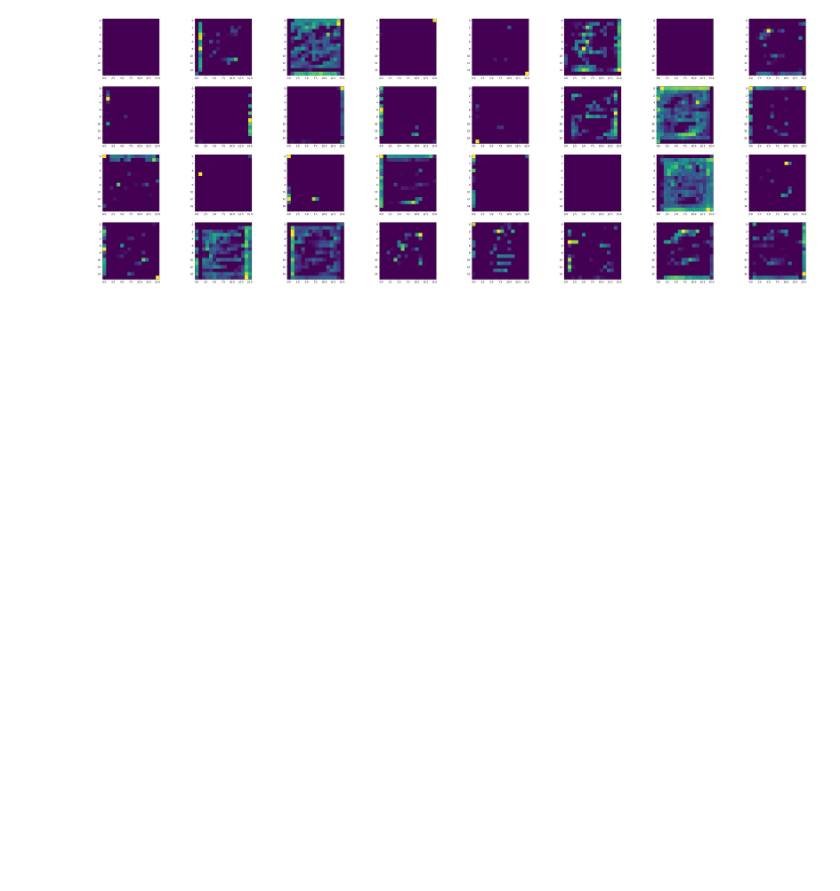
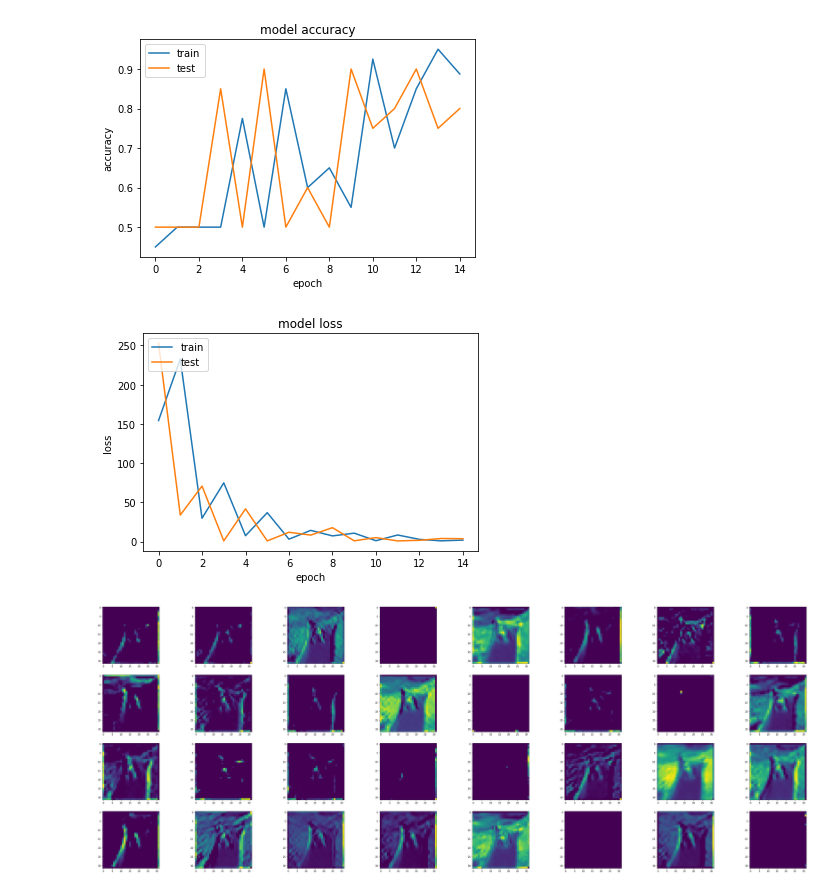
Before and after one commit to donos-63/catchmeifucan, a Jupyter notebook: notebook.ipynb, the cells around one changed output. Saved outputs shown, nothing was run; the diff lists cells and outputs as text; code cells hidden in the pictures; blank space fills up the shorter version.

```diff
--- a/notebook.ipynb
+++ b/notebook.ipynb
@@ -113,0 +117,19 @@ Epoch 10/10
+# %%
+#bear model
+model = Sequential()
+
+model.add(Conv2D(16, kernel_size=3, activation='relu', padding='same', input_shape=(32,32,3))) # 5 ou 7 au dessus de 128
+model.add(MaxPooling2D(pool_size=(1, 1)))
+model.add(Dense(32, activation='relu'))
+
+model.add(Conv2D(64, kernel_size=5, activation='relu', padding='same'))
+model.add(Dense(64, activation='relu'))
+
+model.add(Conv2D(32, kernel_size=5, activation='relu', padding='same'))
+model.add(Dense(128, activation='relu'))
+
+#Fin obligatoire
+model.add(Flatten())
+model.add(Dense(2, activation='softmax'))
+
+model.summary()
@@ -114,11 +154,12 @@ Epoch 10/10
 # %%
-from tensorflow.keras.models import Model
-from tensorflow.keras.preprocessing import image
-import numpy as np
+model.compile(optimizer='adam', loss='categorical_crossentropy', metrics=['accuracy'])
+
+history = model.fit_generator(train_generator, epochs=100, validation_data=validation_generator, shuffle=False)
+print_model_history(history)
 
 layer_outputs = [layer.output for layer in model.layers]
 
-test_image = "./data/test/test/bus/0020.png"
+test_image = "./data/test/test/rocket/0082.png"
 
 # Le chargement de l'image doit être augmenté puisque notre model prend des lots d'images.
 img = image.load_img(test_image, target_size=(32,32, 3))
@@ -137,5 +178,5 @@ def display_activation(activations, col_size, row_size, act_index):
             ax[row][col].imshow(activation[0, :, :, activation_index])
             activation_index += 1
 
-display_activation(activations, 8, 4, 4)
+display_activation(activations, 8, 4, 3)
 # %% [output]
@@ -143 +200,3 @@ WARNING:tensorflow:11 out of the last 11 calls to <function Model.make_predict_f
-[figure, old version]
+[figure, new version]
+[figure, added]
+[figure, added]
```
Also changed, not shown: parts of 12 cells of this notebook.
